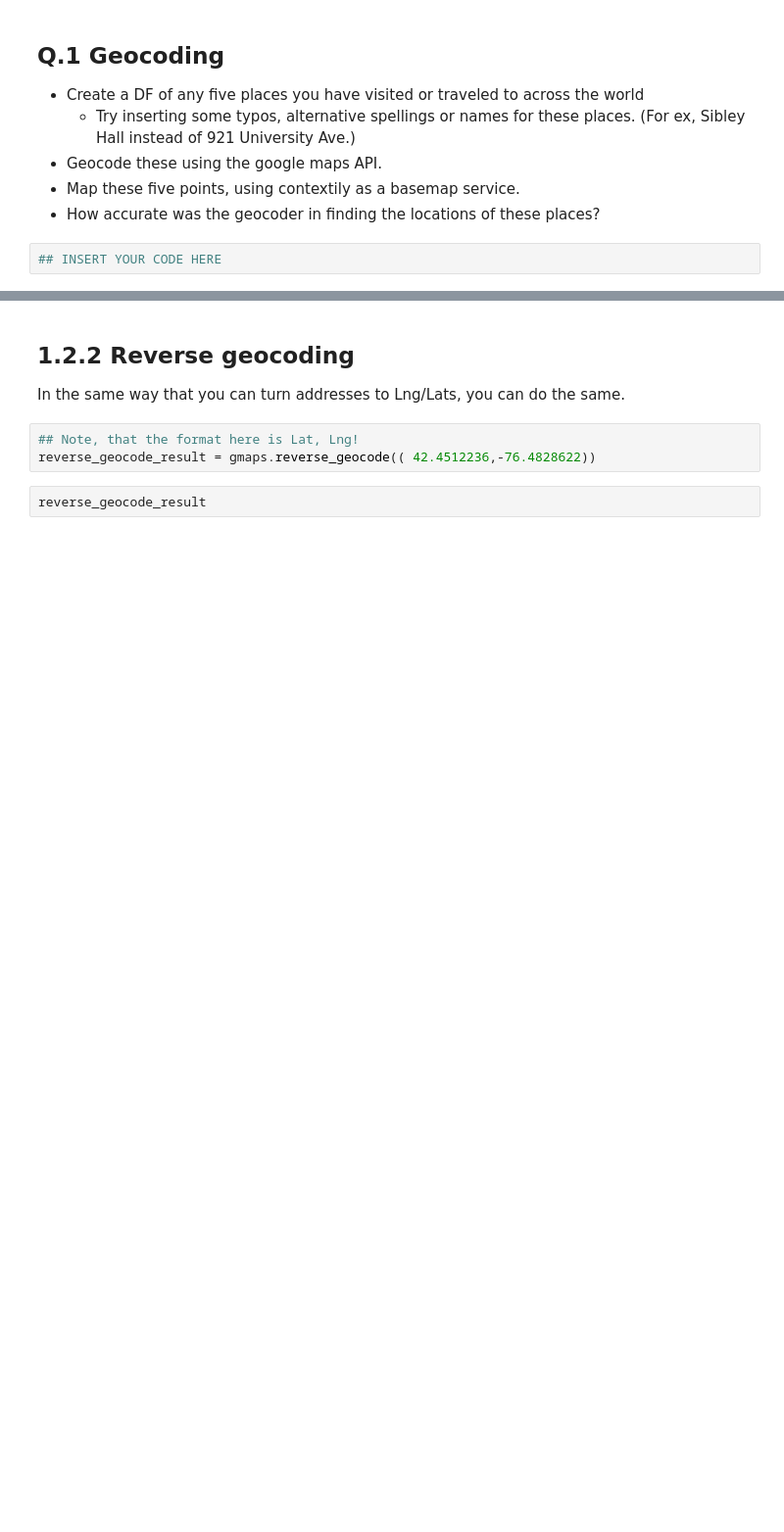
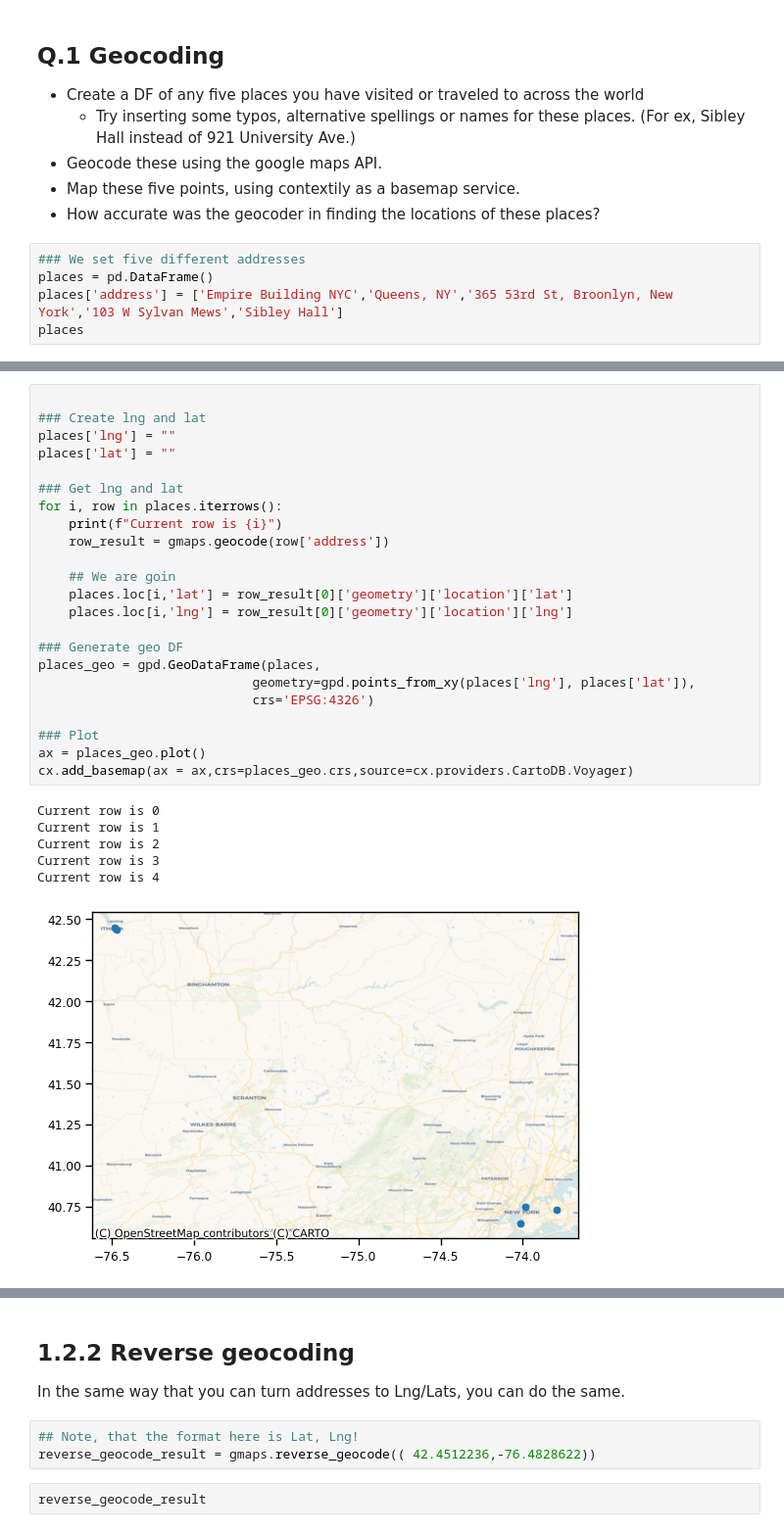
Before and after one commit to Keplex/4680_5680_intro_uds, a Jupyter notebook: Week5/W5_googglebeautifulsoup.ipynb, the cells around one changed output, grey strips where cells are left out. Shown at 98% size. Cells and saved outputs as stored; diff of their text form; blank space fills up the shorter version.

```diff
--- a/Week5/W5_googglebeautifulsoup.ipynb
+++ b/Week5/W5_googglebeautifulsoup.ipynb
@@ -302,4 +342,7 @@ cx.add_basemap(ax = ax,crs=dob_permits_geo.crs,source=cx.providers.CartoDB.Voyag
 - Map these five points, using contextily as a basemap service.
 - How accurate was the geocoder in finding the locations of these places?
 # %%
-## INSERT YOUR CODE HERE
+### We set five different addresses
+places = pd.DataFrame()
+places['address'] = ['Empire Building NYC','Queens, NY','365 53rd St, Broonlyn, New York','103 W Sylvan Mews','Sibley Hall']
+places
@@ -305,0 +356,30 @@ cx.add_basemap(ax = ax,crs=dob_permits_geo.crs,source=cx.providers.CartoDB.Voyag
+# %%
+
+### Create lng and lat
+places['lng'] = ""
+places['lat'] = ""
+
+### Get lng and lat
+for i, row in places.iterrows():
+    print(f"Current row is {i}")
+    row_result = gmaps.geocode(row['address'])
+
+    ## We are goin
+    places.loc[i,'lat'] = row_result[0]['geometry']['location']['lat']
+    places.loc[i,'lng'] = row_result[0]['geometry']['location']['lng']
+
+### Generate geo DF
+places_geo = gpd.GeoDataFrame(places,
+                            geometry=gpd.points_from_xy(places['lng'], places['lat']),
+                            crs='EPSG:4326')
+
+### Plot
+ax = places_geo.plot()
+cx.add_basemap(ax = ax,crs=places_geo.crs,source=cx.providers.CartoDB.Voyager)
+# %% [output]
+Current row is 0
+Current row is 1
+Current row is 2
+Current row is 3
+Current row is 4
+[figure, added]
```
Also changed, not shown: parts of 34 cells of this notebook, 6 other files.
